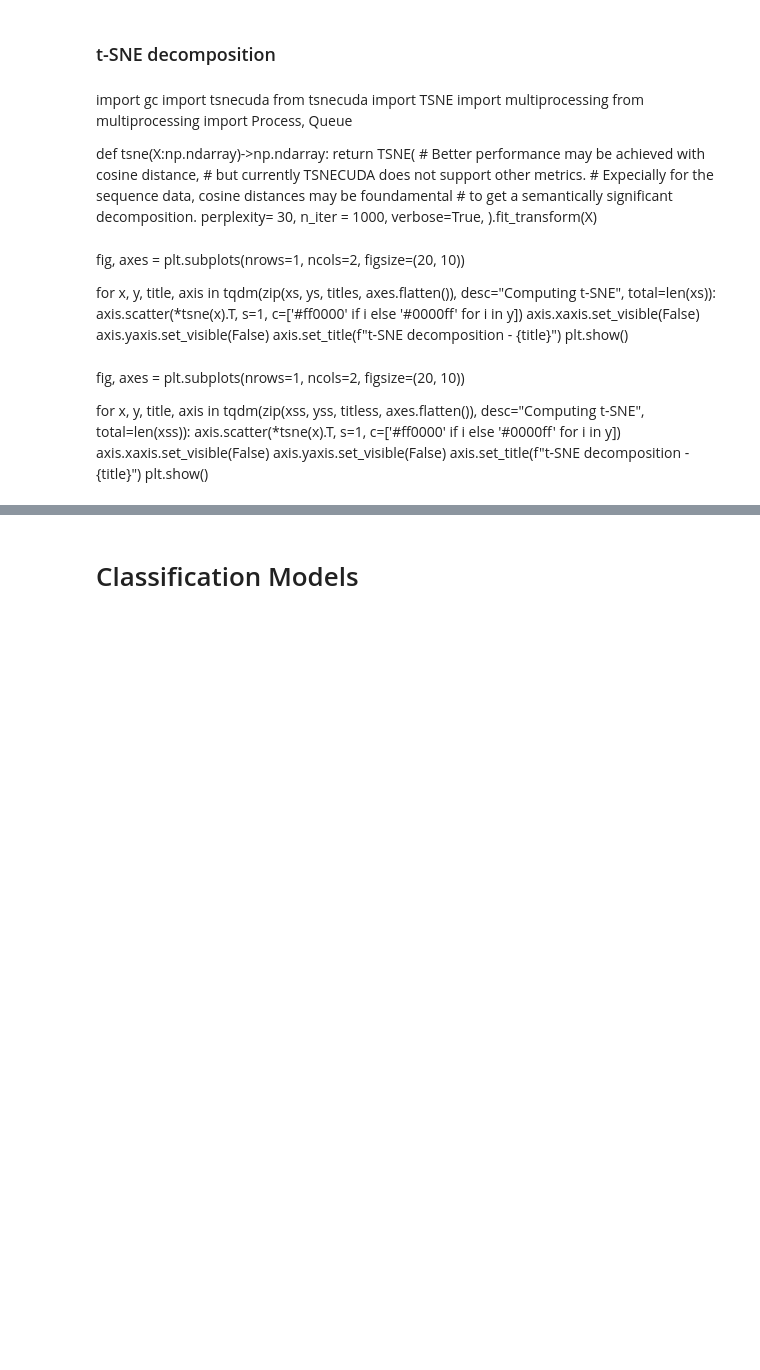
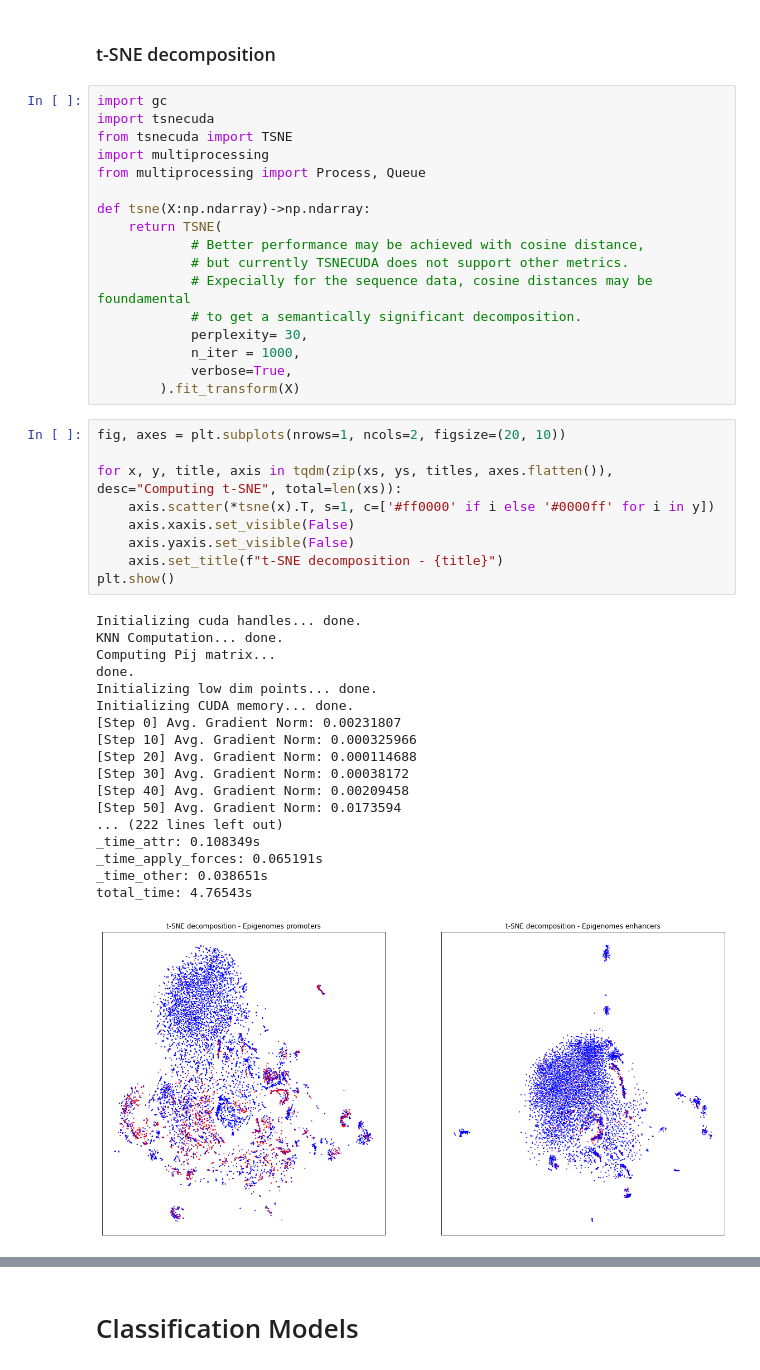
Before and after one commit to ndrep/bioinformatics, a Jupyter notebook: Bioinformatic_project.ipynb, the cells around one changed output, grey strips where cells are left out. Cells and saved outputs as stored; diff of their text form; blank space fills up the shorter version.

```diff
--- a/Bioinformatic_project.ipynb
+++ b/Bioinformatic_project.ipynb
@@ -657,38 +657,48 @@ plt.show()
 [figure]
 # %% [markdown]
 ### t-SNE decomposition
-# %% [markdown]
-import gc
-import tsnecuda
-from tsnecuda import TSNE
-import multiprocessing
-from multiprocessing import Process, Queue
-
-def tsne(X:np.ndarray)->np.ndarray:
-    return TSNE(
-            # Better performance may be achieved with cosine distance,
-            # but currently TSNECUDA does not support other metrics.
-            # Expecially for the sequence data, cosine distances may be foundamental
-            # to get a semantically significant decomposition.
-            perplexity= 30,
-            n_iter = 1000,
-            verbose=True,
-        ).fit_transform(X)
-# %% [markdown]
-fig, axes = plt.subplots(nrows=1, ncols=2, figsize=(20, 10))
-
-for x, y, title, axis in tqdm(zip(xs, ys, titles, axes.flatten()), desc="Computing t-SNE", total=len(xs)):
-    axis.scatter(*tsne(x).T, s=1, c=['#ff0000' if i else '#0000ff' for i in y])
-    axis.xaxis.set_visible(False)
-    axis.yaxis.set_visible(False)
-    axis.set_title(f"t-SNE decomposition - {title}")
-plt.show()
-# %% [markdown]
-fig, axes = plt.subplots(nrows=1, ncols=2, figsize=(20, 10))
-
-for x, y, title, axis in tqdm(zip(xss, yss, titless, axes.flatten()), desc="Computing t-SNE", total=len(xss)):
-    axis.scatter(*tsne(x).T, s=1, c=['#ff0000' if i else '#0000ff' for i in y])
-    axis.xaxis.set_visible(False)
-    axis.yaxis.set_visible(False)
-    axis.set_title(f"t-SNE decomposition - {title}")
-plt.show()
+# %%
+import gc
+import tsnecuda
+from tsnecuda import TSNE
+import multiprocessing
+from multiprocessing import Process, Queue
+
+def tsne(X:np.ndarray)->np.ndarray:
+    return TSNE(
+            # Better performance may be achieved with cosine distance,
+            # but currently TSNECUDA does not support other metrics.
+            # Expecially for the sequence data, cosine distances may be foundamental
+            # to get a semantically significant decomposition.
+            perplexity= 30,
+            n_iter = 1000,
+            verbose=True,
+        ).fit_transform(X)
+# %%
+fig, axes = plt.subplots(nrows=1, ncols=2, figsize=(20, 10))
+
+for x, y, title, axis in tqdm(zip(xs, ys, titles, axes.flatten()), desc="Computing t-SNE", total=len(xs)):
+    axis.scatter(*tsne(x).T, s=1, c=['#ff0000' if i else '#0000ff' for i in y])
+    axis.xaxis.set_visible(False)
+    axis.yaxis.set_visible(False)
+    axis.set_title(f"t-SNE decomposition - {title}")
+plt.show()
+# %% [output]
+Initializing cuda handles... done.
+KNN Computation... done.
+Computing Pij matrix...
+done.
+Initializing low dim points... done.
+Initializing CUDA memory... done.
+[Step 0] Avg. Gradient Norm: 0.00231807
+[Step 10] Avg. Gradient Norm: 0.000325966
+[Step 20] Avg. Gradient Norm: 0.000114688
+[Step 30] Avg. Gradient Norm: 0.00038172
+[Step 40] Avg. Gradient Norm: 0.00209458
+[Step 50] Avg. Gradient Norm: 0.0173594
+... (222 lines left out)
+_time_attr: 0.108349s
+_time_apply_forces: 0.065191s
+_time_other: 0.038651s
+total_time: 4.76543s
+[figure, added]
```
Also changed, not shown: parts of 17 cells of this notebook.
